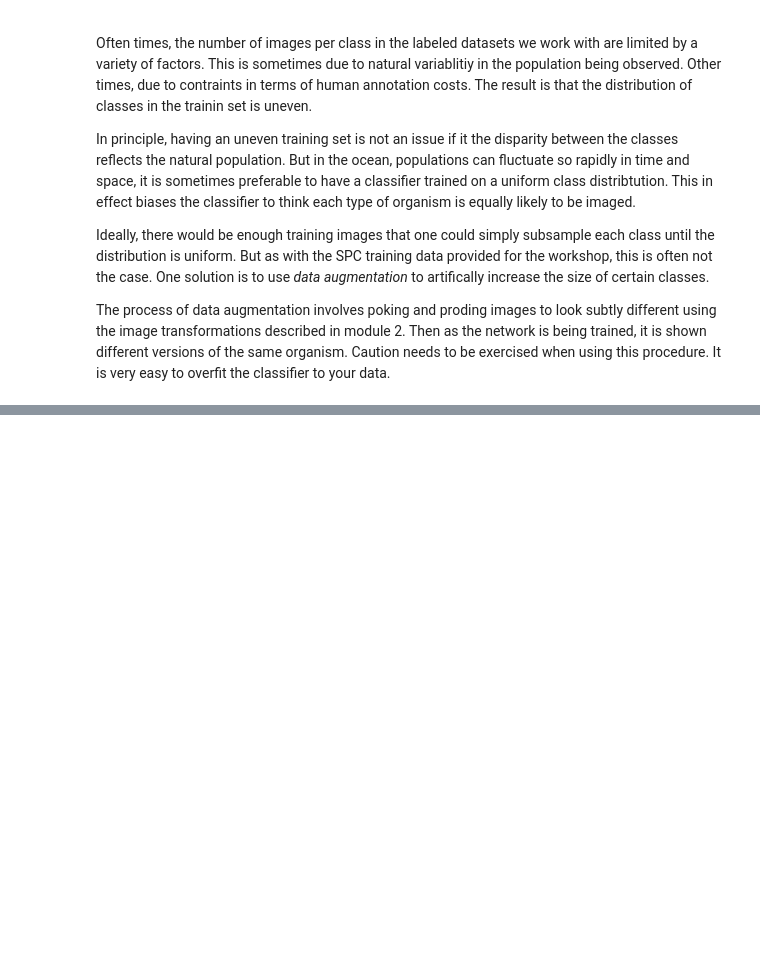
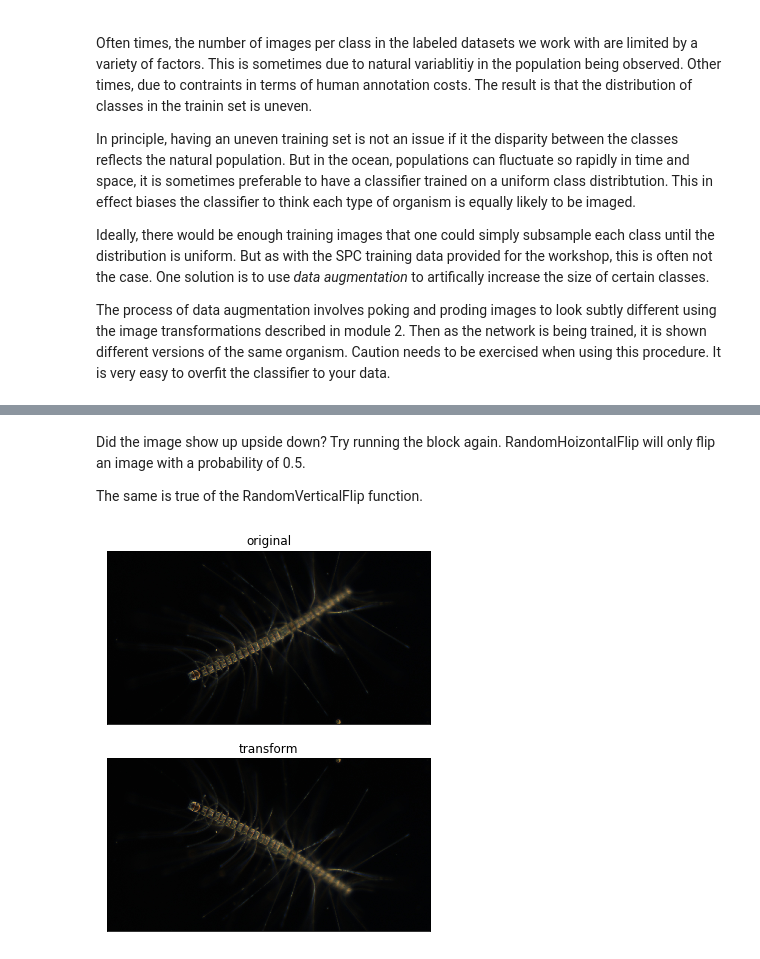
Before and after one commit to eor314/pogo_bioobs19_imaging, a Jupyter notebook: mod7_data_augmentation.ipynb, the cells around one changed output, grey strips where cells are left out. Cells and saved outputs as stored; diff of their text form; code cells hidden in the pictures; blank space fills up the shorter version.

```diff
--- a/mod7_data_augmentation.ipynb
+++ b/mod7_data_augmentation.ipynb
@@ -23,0 +74,17 @@ from tqdm import tnrange, tqdm_notebook
+# %% [markdown]
+Did the image show up upside down? Try running the block again. RandomHoizontalFlip will only flip an image with a probability of 0.5.
+
+The same is true of the RandomVerticalFlip function.
+# %%
+# redefine the random flip composer
+rand_flip = transforms.Compose([
+    transforms.RandomVerticalFlip()
+])
+
+# do the flip
+test = rand_flip(img_orig)
+
+# display i
+plot_transform_imgs(img_orig, test)
+# %% [output]
+[figure, added]
```
Also changed, not shown: parts of 8 cells of this notebook.
